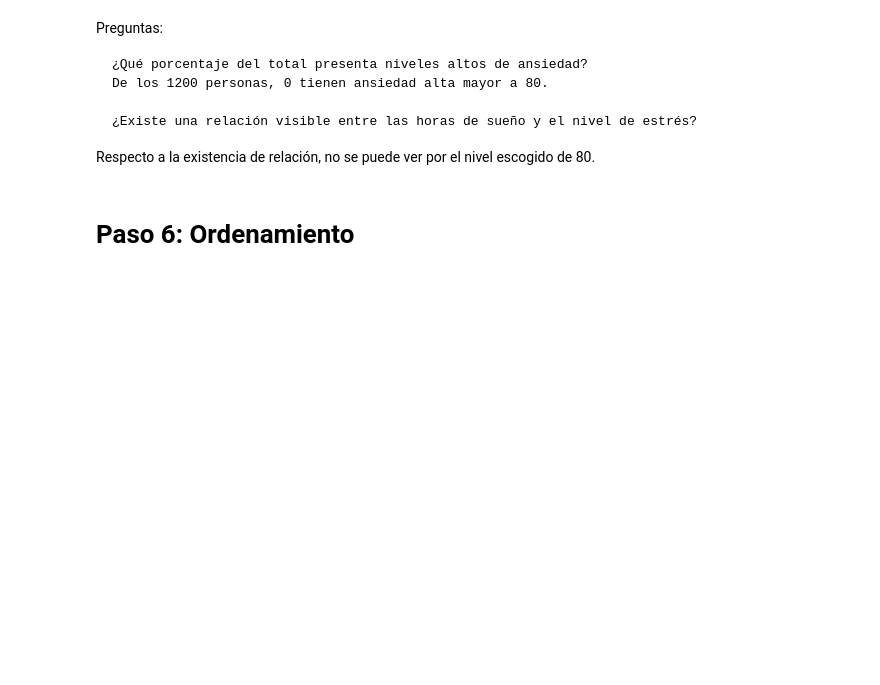
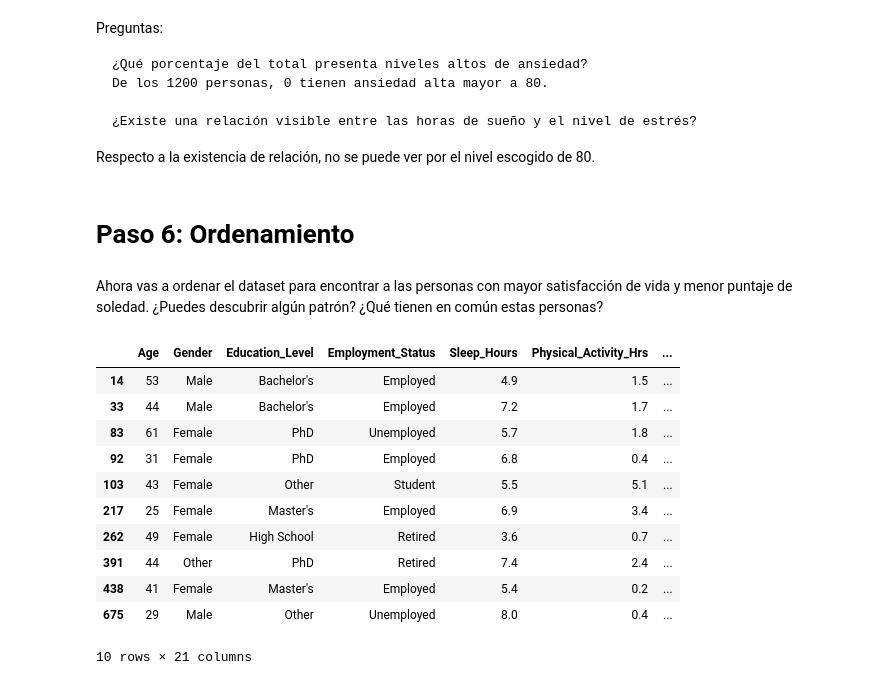
Before and after one commit to utm-ic/pr1-2-data-manipulation-AbimaelDD, a Jupyter notebook: reporte_mentalhealt.ipynb, the cells around one changed output. Saved outputs shown, nothing was run; the diff lists cells and outputs as text; code cells hidden in the pictures; blank space fills up the shorter version.

```diff
--- a/reporte_mentalhealt.ipynb
+++ b/reporte_mentalhealt.ipynb
@@ -412,3 +412,23 @@ Preguntas:
 Respecto a la existencia de relación, no se puede ver por el nivel escogido de 80.
 # %% [markdown]
 # Paso 6: Ordenamiento
+# %% [markdown]
+Ahora vas a ordenar el dataset para encontrar a las personas con mayor satisfacción de vida y menor puntaje de soledad. ¿Puedes descubrir algún patrón? ¿Qué tienen en común estas personas?
+# %%
+satisfaccion_vida = ( datos_cleaned.sort_values(by=['Life_Satisfaction_Score', 'Loneliness_Score'],ascending=[False, True])
+)
+
+satisfaccion_vida.head(10)
+# %% [output]
+|  | Age | Gender | Education_Level | Employment_Status | Sleep_Hours | Physical_Activity_Hrs | ... |
+| 14 | 53 | Male | Bachelor's | Employed | 4.9 | 1.5 | ... |
+| 33 | 44 | Male | Bachelor's | Employed | 7.2 | 1.7 | ... |
+| 83 | 61 | Female | PhD | Unemployed | 5.7 | 1.8 | ... |
+| 92 | 31 | Female | PhD | Employed | 6.8 | 0.4 | ... |
+| 103 | 43 | Female | Other | Student | 5.5 | 5.1 | ... |
+| 217 | 25 | Female | Master's | Employed | 6.9 | 3.4 | ... |
+| 262 | 49 | Female | High School | Retired | 3.6 | 0.7 | ... |
+| 391 | 44 | Other | PhD | Retired | 7.4 | 2.4 | ... |
+| 438 | 41 | Female | Master's | Employed | 5.4 | 0.2 | ... |
+| 675 | 29 | Male | Other | Unemployed | 8.0 | 0.4 | ... |
+10 rows × 21 columns
```
Also changed, not shown: parts of 3 cells of this notebook.
